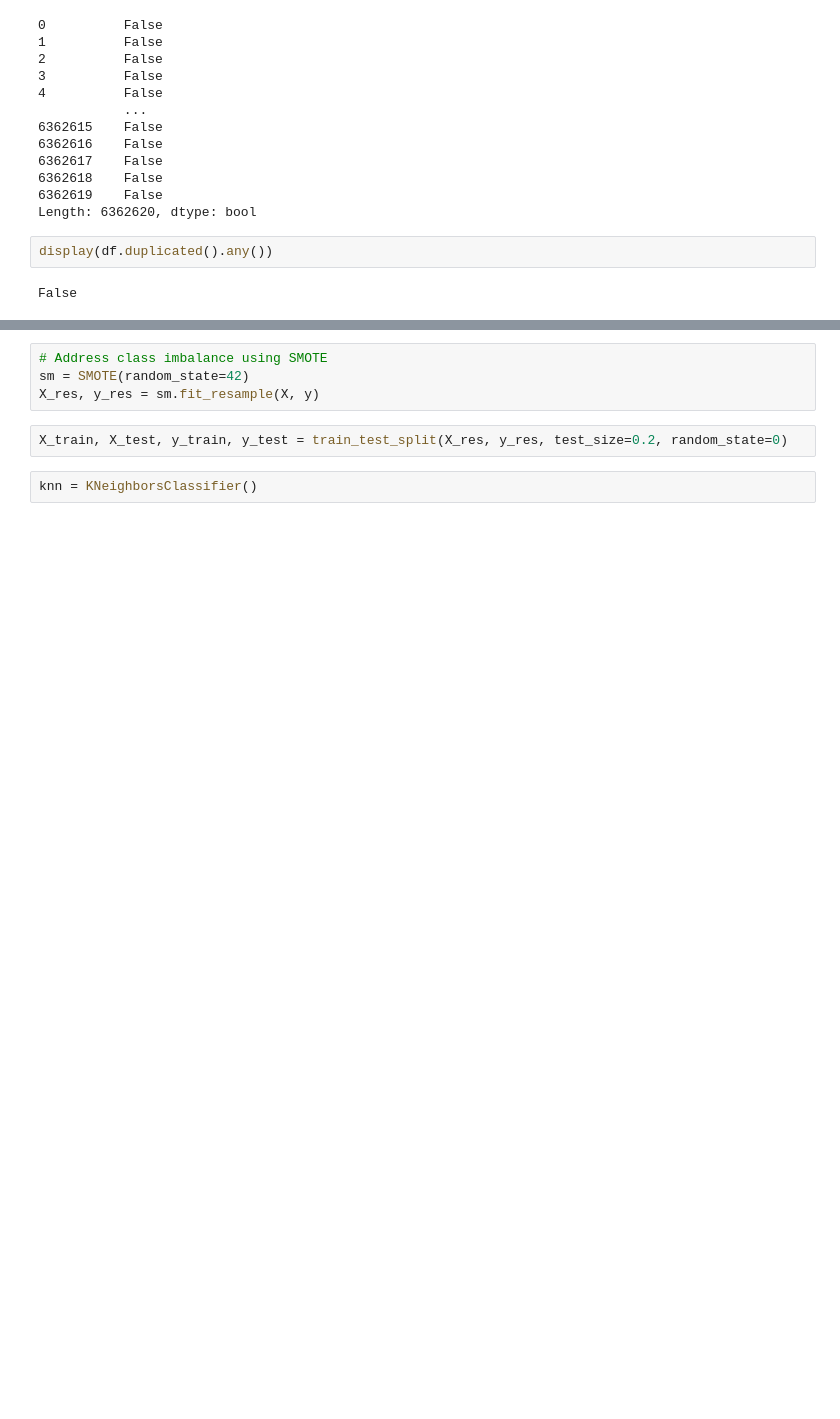
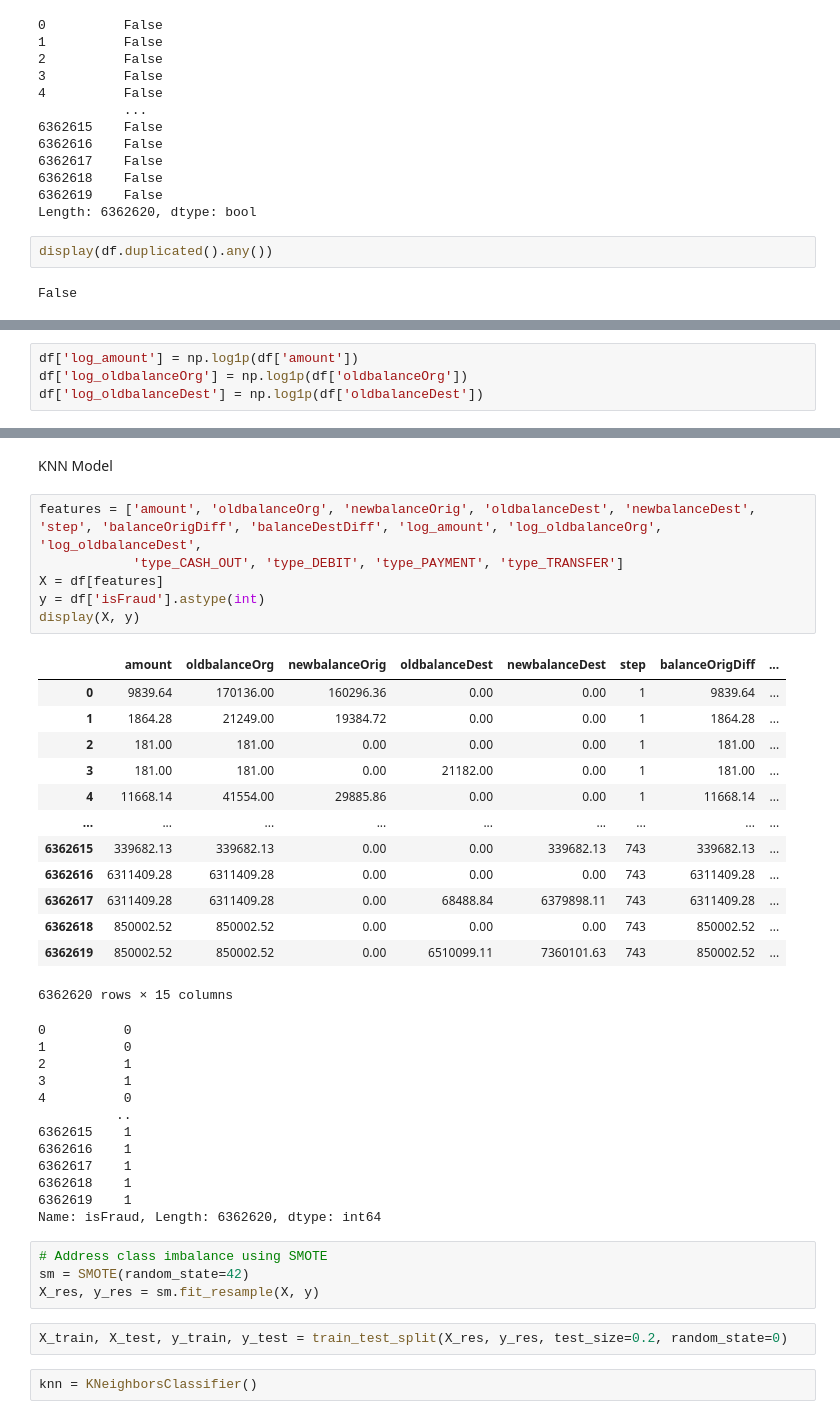
Before and after one commit to philippe2023/data-fraud-ml, a Jupyter notebook: notebook/knn-smote-jpa.ipynb, the cells around one changed output, grey strips where cells are left out. Cells and saved outputs as stored; diff of their text form; blank space fills up the shorter version.

Commit message:
testing models

```diff
--- a/notebook/knn-smote-jpa.ipynb
+++ b/notebook/knn-smote-jpa.ipynb
@@ -94,0 +83,4 @@ Name: isFraud, Length: 6362620, dtype: int64
+# %%
+df['log_amount'] = np.log1p(df['amount'])
+df['log_oldbalanceOrg'] = np.log1p(df['oldbalanceOrg'])
+df['log_oldbalanceDest'] = np.log1p(df['oldbalanceDest'])
@@ -95,3 +104,37 @@ Name: isFraud, Length: 6362620, dtype: int64
+# %% [markdown]
+KNN Model
+# %%
+features = ['amount', 'oldbalanceOrg', 'newbalanceOrig', 'oldbalanceDest', 'newbalanceDest', 'step', 'balanceOrigDiff', 'balanceDestDiff', 'log_amount', 'log_oldbalanceOrg', 'log_oldbalanceDest',
+            'type_CASH_OUT', 'type_DEBIT', 'type_PAYMENT', 'type_TRANSFER']
+X = df[features]
+y = df['isFraud'].astype(int)
+display(X, y)
+# %% [output]
+|  | amount | oldbalanceOrg | newbalanceOrig | oldbalanceDest | newbalanceDest | step | balanceOrigDiff | ... |
+| 0 | 9839.64 | 170136.00 | 160296.36 | 0.00 | 0.00 | 1 | 9839.64 | ... |
+| 1 | 1864.28 | 21249.00 | 19384.72 | 0.00 | 0.00 | 1 | 1864.28 | ... |
+| 2 | 181.00 | 181.00 | 0.00 | 0.00 | 0.00 | 1 | 181.00 | ... |
+| 3 | 181.00 | 181.00 | 0.00 | 21182.00 | 0.00 | 1 | 181.00 | ... |
+| 4 | 11668.14 | 41554.00 | 29885.86 | 0.00 | 0.00 | 1 | 11668.14 | ... |
+| ... | ... | ... | ... | ... | ... | ... | ... | ... |
+| 6362615 | 339682.13 | 339682.13 | 0.00 | 0.00 | 339682.13 | 743 | 339682.13 | ... |
+| 6362616 | 6311409.28 | 6311409.28 | 0.00 | 0.00 | 0.00 | 743 | 6311409.28 | ... |
+| 6362617 | 6311409.28 | 6311409.28 | 0.00 | 68488.84 | 6379898.11 | 743 | 6311409.28 | ... |
+| 6362618 | 850002.52 | 850002.52 | 0.00 | 0.00 | 0.00 | 743 | 850002.52 | ... |
+| 6362619 | 850002.52 | 850002.52 | 0.00 | 6510099.11 | 7360101.63 | 743 | 850002.52 | ... |
+6362620 rows × 15 columns
+0          0
+1          0
+2          1
+3          1
+4          0
+          ..
+6362615    1
+6362616    1
+6362617    1
+6362618    1
+6362619    1
+Name: isFraud, Length: 6362620, dtype: int64
 # %%
 # Address class imbalance using SMOTE
 sm = SMOTE(random_state=42)
```
Also changed, not shown: parts of 13 cells of this notebook, 3 other files.
